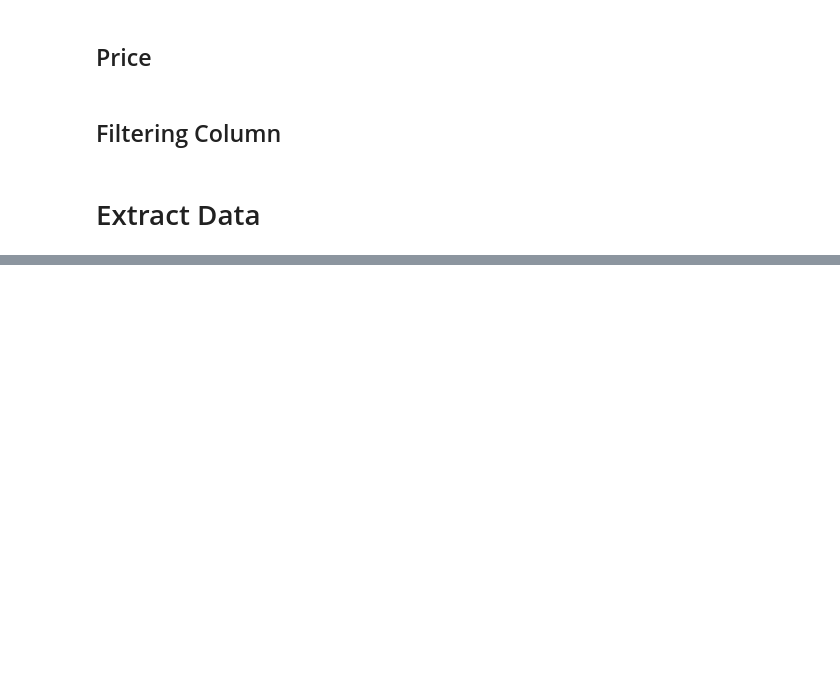
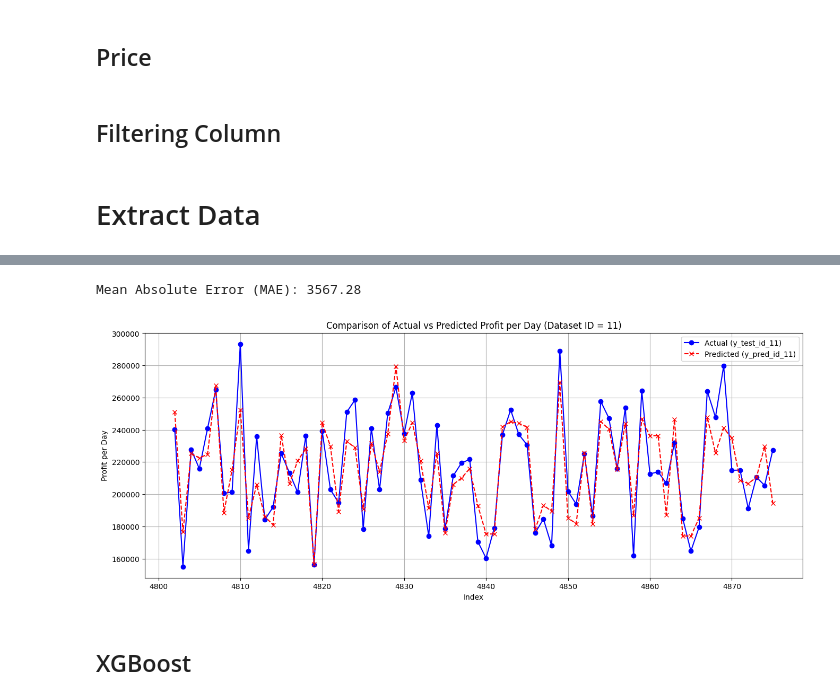
Before and after one commit to Bizniz-Corp/Pretrained-Prediksi-Profit-Model, a Jupyter notebook: Model/prediksiProfit.ipynb, the cells around one changed output, grey strips where cells are left out. Cells and saved outputs as stored; diff of their text form; code cells hidden in the pictures; blank space fills up the shorter version.

Commit message:
[FEAT] add catboost and xgboost model

```diff
--- a/Model/prediksiProfit.ipynb
+++ b/Model/prediksiProfit.ipynb
@@ -314,0 +381,21 @@ listTestExtract = [process_aggregated_data(df) for df in listTestExtract]
+# %%
+cat_features = ['Year', 'Month', 'Day', 'Is_Weekend', 'Dataset_ID']
+# %%
+eval_set = Pool(data=X_test_full, label=y_test_full, cat_features=cat_features)
+
+model = CatBoostRegressor(
+    # iterations=5000,
+    depth=12,
+    learning_rate=0.05,
+    # l2_leaf_reg=5,
+    bagging_temperature=1.5,
+    colsample_bylevel=0.8,
+    # subsample=0.9,
+    max_bin=500,
+    cat_features=cat_features,
+    # task_type="GPU",
+    eval_metric="MAE",
+    # random_seed=42
+)
+# %%
+model.fit(X_train_full, y_train_full, eval_set=eval_set, verbose=100)
@@ -314,0 +420,28 @@ listTestExtract = [process_aggregated_data(df) for df in listTestExtract]
+# %%
+y_pred = model.predict(X_test_full)
+mae = abs(y_test_full - y_pred).mean()
+print(f"Mean Absolute Error (MAE): {mae:.2f}")
+# %% [output]
+Mean Absolute Error (MAE): 3567.28
+# %%
+figsize=(16, 6)
+# %%
+X_test_id_11 = X_test_full[X_test_full['Dataset_ID'] == 11]
+y_test_id_11 = y_test_full[X_test_full['Dataset_ID'] == 11]
+
+y_pred_id_11 = model.predict(X_test_id_11)
+
+plt.figure(figsize=figsize)
+plt.plot(y_test_id_11.index, y_test_id_11, label='Actual (y_test_id_11)', color='blue', linestyle='-', marker='o')
+plt.plot(y_test_id_11.index, y_pred_id_11, label='Predicted (y_pred_id_11)', color='red', linestyle='--', marker='x')
+
+plt.title('Comparison of Actual vs Predicted Profit per Day (Dataset ID = 11)')
+plt.xlabel('Index')
+plt.ylabel('Profit per Day')
+plt.legend()
+plt.grid(True)
+plt.show()
+# %% [output]
+[figure, added]
+# %% [markdown]
+## XGBoost
```
Also changed, not shown: parts of 17 cells of this notebook, 6 other files.
